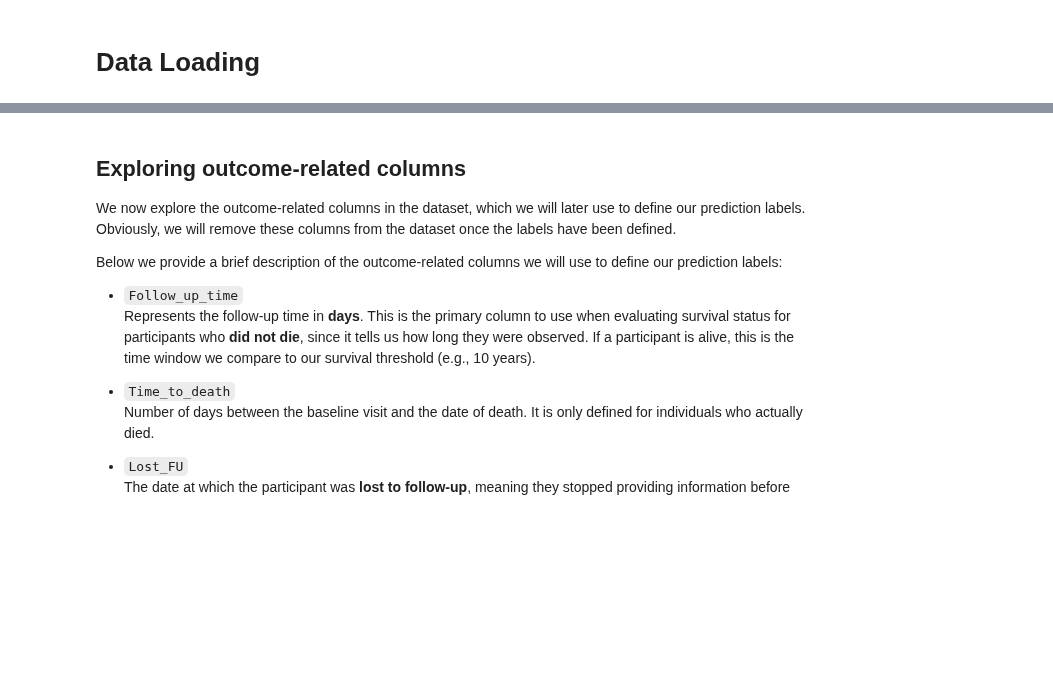
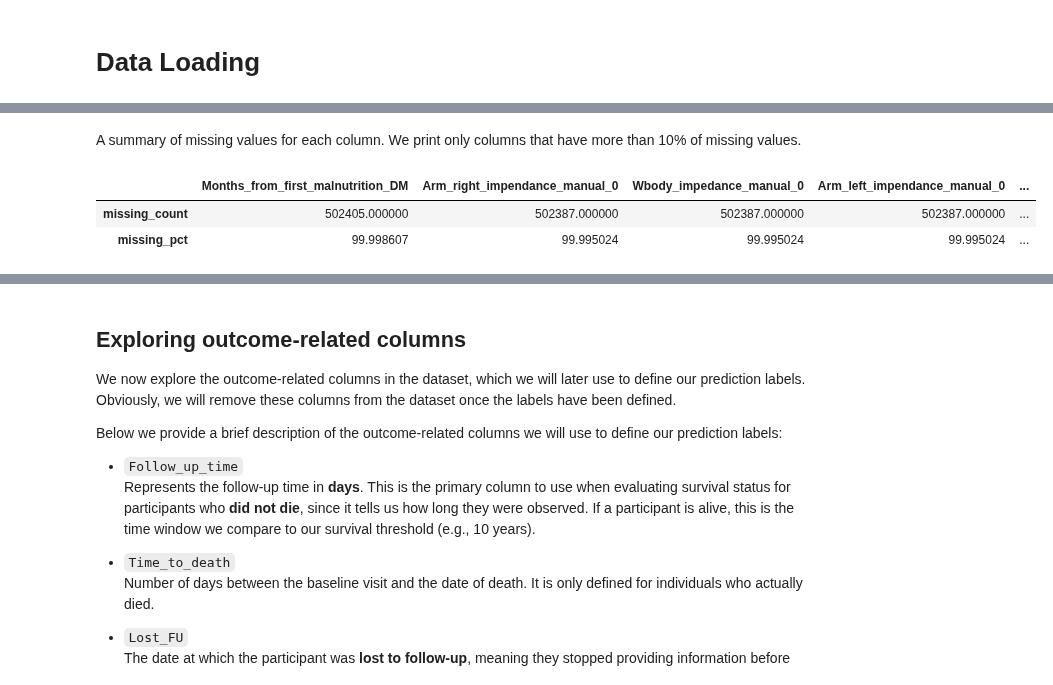
Before and after one commit to davide-marchi/clinical-data-encoding, a Jupyter notebook: src/cleaningData.ipynb, the cells around one changed output, grey strips where cells are left out. Saved outputs shown, nothing was run; the diff lists cells and outputs as text; code cells hidden in the pictures; blank space fills up the shorter version.

```diff
--- a/src/cleaningData.ipynb
+++ b/src/cleaningData.ipynb
@@ -46,0 +110,21 @@ Name: count, dtype: int64
+# %% [markdown]
+A summary of missing values for each column. We print only columns that have more than 10% of missing values.
+# %%
+# Missing values summary (ranked + percentage)
+missing_df = (
+    data.isna()
+        .sum()
+        .to_frame(name="missing_count")
+        .assign(missing_pct=lambda x: x["missing_count"] / len(data) * 100)
+        .sort_values("missing_count", ascending=False)
+)
+
+threshold = 10
+filtered_missing_df = missing_df[missing_df["missing_pct"] > threshold]
+
+# Horizontal display
+filtered_missing_df.T
+# %% [output]
+|  | Months_from_first_malnutrition_DM | Arm_right_impendance_manual_0 | Wbody_impedance_manual_0 | Arm_left_impendance_manual_0 | ... |
+| missing_count | 502405.000000 | 502387.000000 | 502387.000000 | 502387.000000 | ... |
+| missing_pct | 99.998607 | 99.995024 | 99.995024 | 99.995024 | ... |
```
Also changed, not shown: parts of 21 cells of this notebook.
